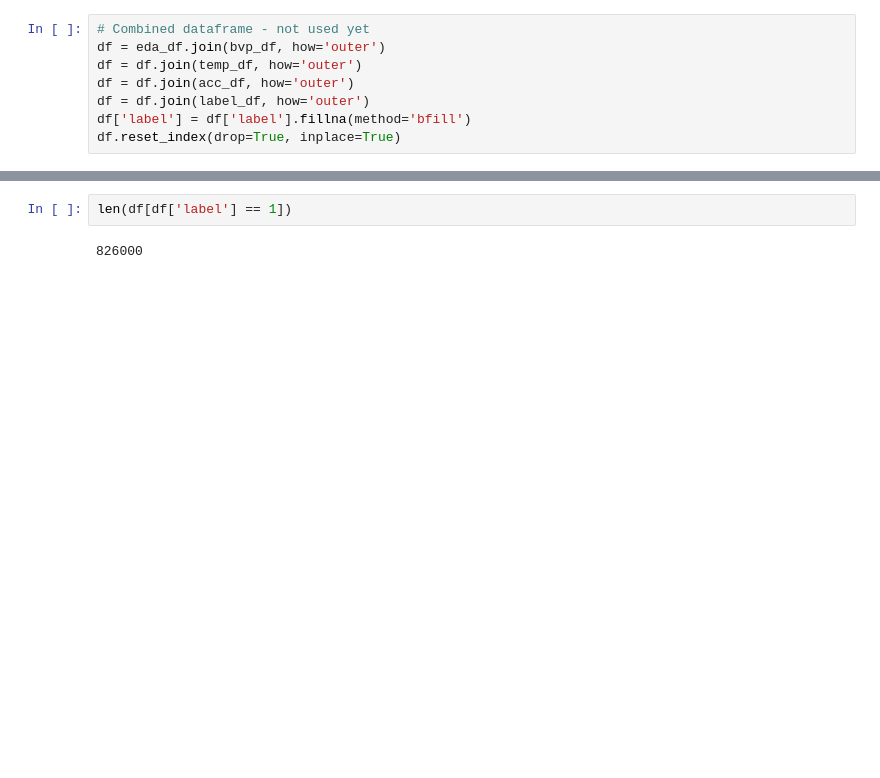
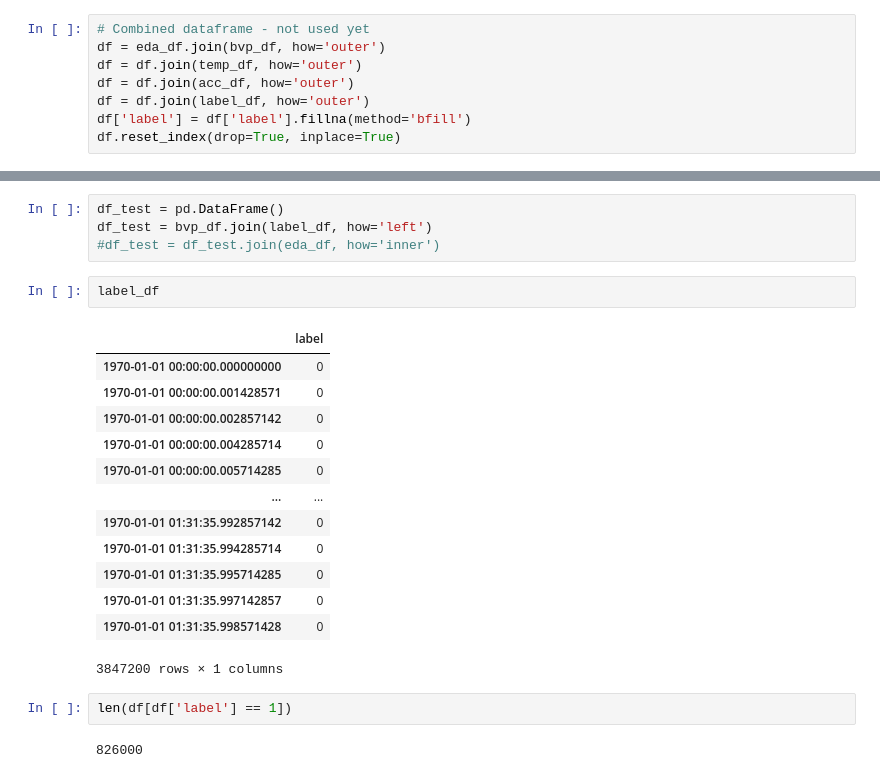
Before and after one commit to peasypi/Stress-Detection-From-Wearables, a Jupyter notebook: code/Stress_Detection_With_Wearables_Explorative_Analyse.ipynb, the cells around one changed output, grey strips where cells are left out. Drawn from its saved outputs; the diff is of its cells as text; blank space fills up the shorter version.

```diff
--- a/code/Stress_Detection_With_Wearables_Explorative_Analyse.ipynb
+++ b/code/Stress_Detection_With_Wearables_Explorative_Analyse.ipynb
@@ -148,3 +158,23 @@ df.reset_index(drop=True, inplace=True)
+# %%
+df_test = pd.DataFrame()
+df_test = bvp_df.join(label_df, how='left')
+#df_test = df_test.join(eda_df, how='inner')
+# %%
+label_df
+# %% [output]
+|  | label |
+| 1970-01-01 00:00:00.000000000 | 0 |
+| 1970-01-01 00:00:00.001428571 | 0 |
+| 1970-01-01 00:00:00.002857142 | 0 |
+| 1970-01-01 00:00:00.004285714 | 0 |
+| 1970-01-01 00:00:00.005714285 | 0 |
+| ... | ... |
+| 1970-01-01 01:31:35.992857142 | 0 |
+| 1970-01-01 01:31:35.994285714 | 0 |
+| 1970-01-01 01:31:35.995714285 | 0 |
+| 1970-01-01 01:31:35.997142857 | 0 |
+| 1970-01-01 01:31:35.998571428 | 0 |
+3847200 rows × 1 columns
 # %%
 len(df[df['label'] == 1])
 # %% [output]
```
Also changed, not shown: parts of 31 cells of this notebook.
